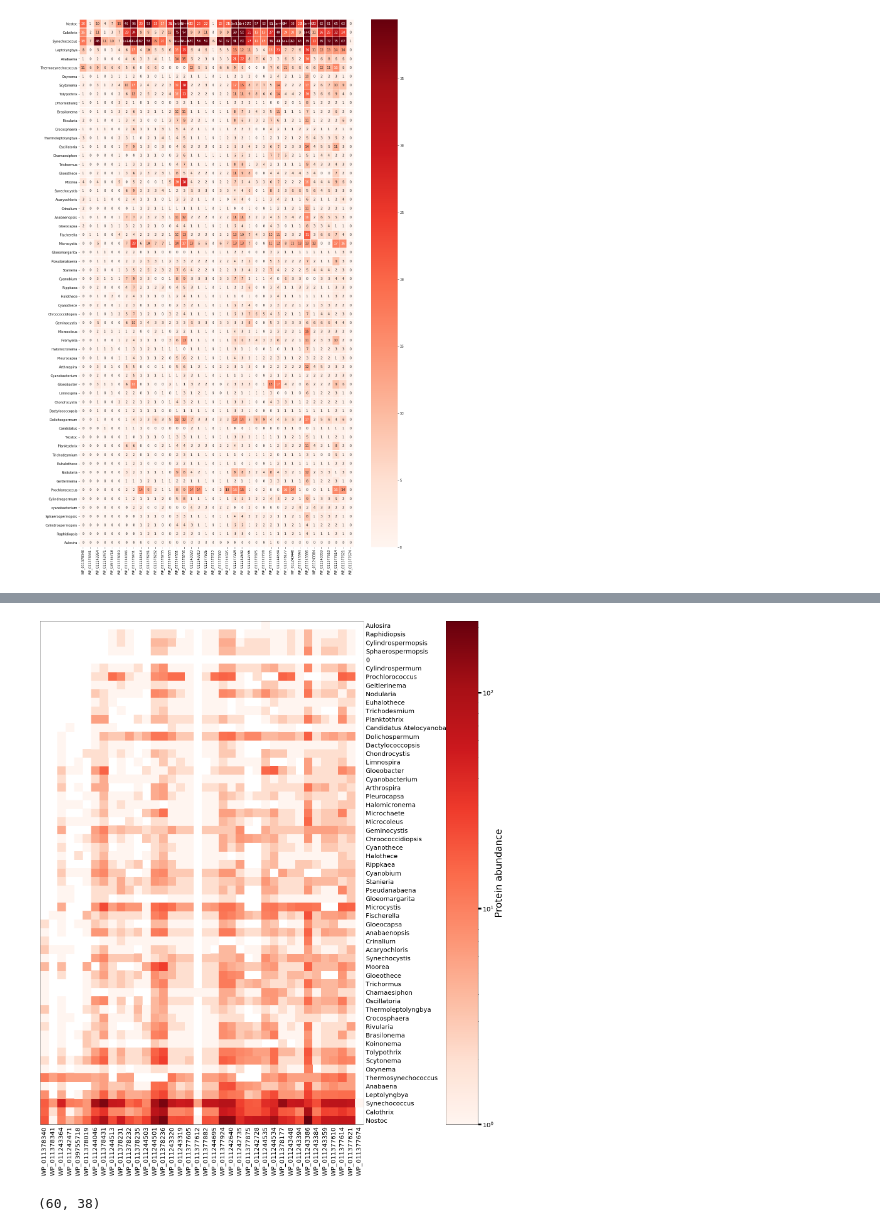
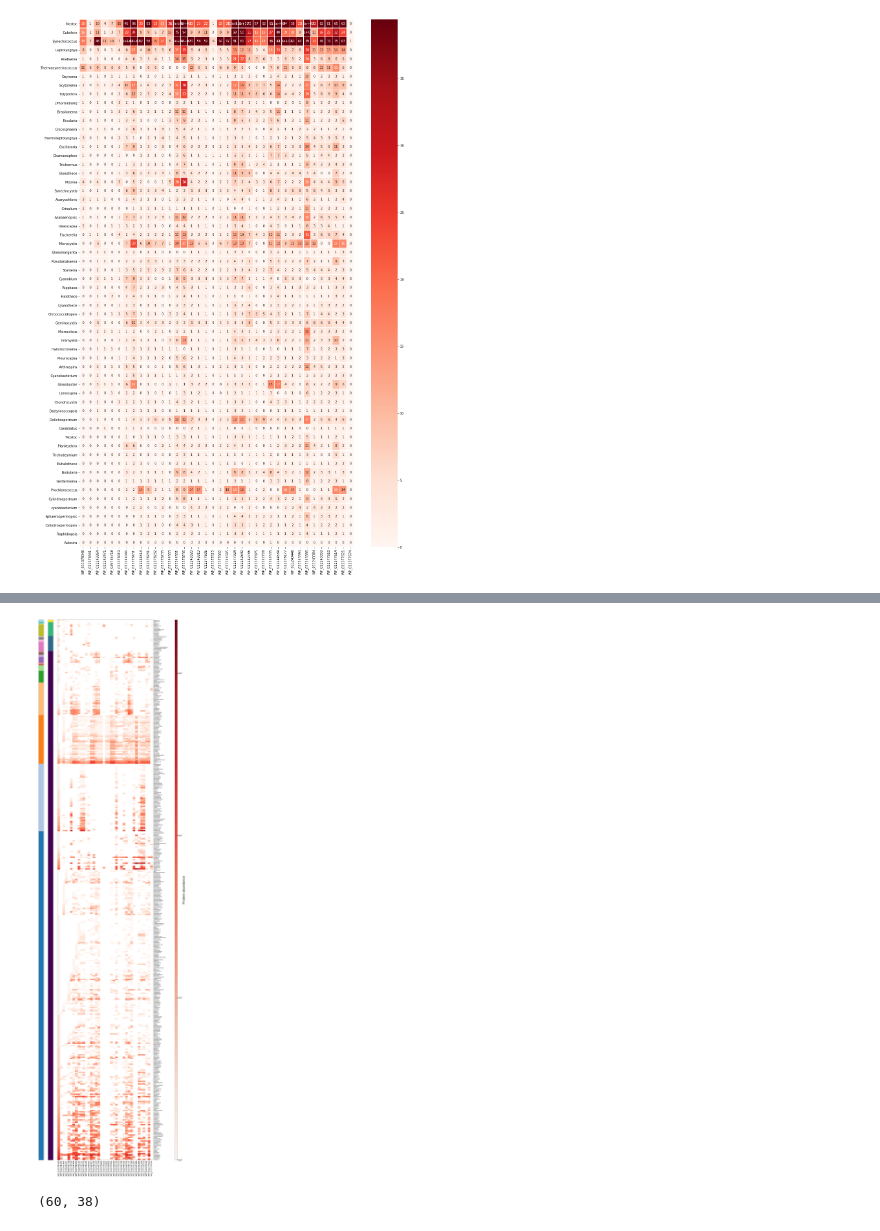
Before and after one commit to Kanomble/blast_result_processing, a Jupyter notebook: scripts/Heatmap_genus_BLASTDATA.ipynb, the cells around one changed output, grey strips where cells are left out. Drawn from its saved outputs; the diff is of its cells as text; code cells hidden in the pictures.

Commit message:
Update Heatmap_genus_BLASTDATA.ipynb
add functions to sort the taxonomy and to search for abundance of specific proteins. Heatmap with additional columns for taxonomy

```diff
--- a/scripts/Heatmap_genus_BLASTDATA.ipynb
+++ b/scripts/Heatmap_genus_BLASTDATA.ipynb
@@ -188,3 +210,42 @@ def create_subframes(df,columnnames):
     newframe= df[columnnames]
 
     return newframe
+# %%
+def order_frame(frame, data_to_use =None):
+    if data_to_use== None:
+        listtoorder= list(frame.columns)
+        listofbools = [True,True]+[False] * (len(frame.columns)-2)
+    else:
+        listtoorder= data_to_use[0]
+        listofbools= data_to_use[1]
+
+    sortdf2 = frame.sort_values(by =listtoorder,ascending=listofbools)
+    return(sortdf2)
+# %%
+'''
+Function checks for the abundance in the genera for specified proteins. Only if one of the proteins
+is present in the genus, this genus will stay in the heatmap, otherwise it will be deleted.
+Input parameters: dataframe created with the function preparing heatmap
+                list of proteinnames to check after (Abundant prots)
+'''
+def has_protein(frame, Abundant_prots):
+    df = create_subframes(frame, Abundant_prots)
+    df = df.loc[(df!=0).any(axis=1)]
+    result = frame.loc[list(df.index)]
+    return(result)
+# %%
+def prepare_heatmapdata (df,given_prots=None):
+    if given_prots:
+        df=has_protein(df,given_prots)
+
+    s_dict = get_dict(df,'superkingdom')
+    df = categories_taxonomy(df,'superkingdom',s_dict)
+    df = order_frame(df,(['superkingdom'],[True]))
+
+    p_dict = get_dict(df,'phylum')
+    df = categories_taxonomy(df,'phylum',p_dict)
+    df = order_frame(df)
+
+    return(df)
+# %%
+df= prepare_heatmapdata(frame,given_prots=BcsAs)
@@ -286,9 +404,9 @@ def create_heatmap(df, saving = None, log = True):
     if saving :
         plt.savefig(saving)
 # %%
-create_heatmap(frame_simple_heatmap)
+create_heatmap(df)
 # %% [output]
-[figure, old version]
+[figure, new version]
 # %%
 listofframes=[frame,SubA]
 # %%
```
Also changed, not shown: parts of 18 cells of this notebook.
